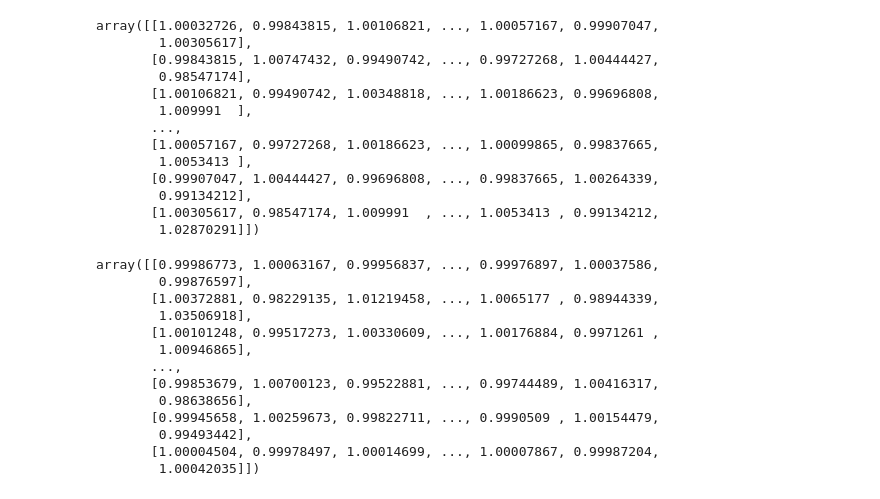
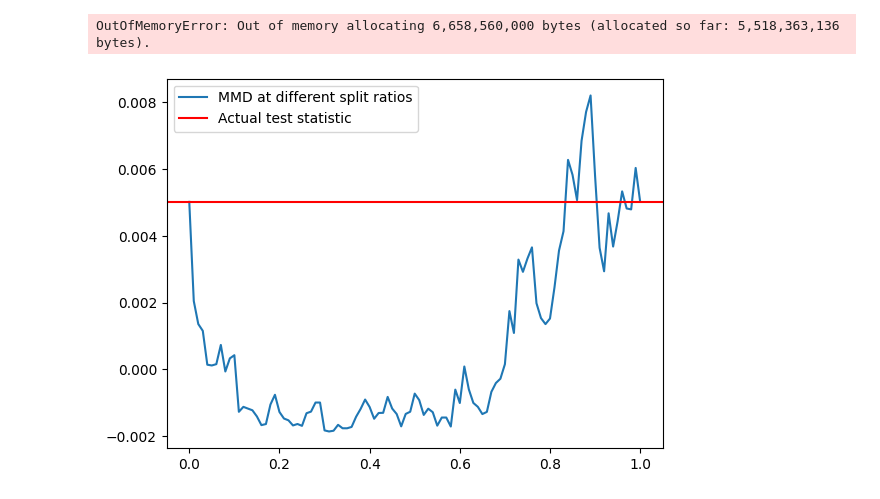
Before and after one commit to luchungi/ds3_kernel_testing, a Jupyter notebook: ksig_sample_test.ipynb, the cells around one changed output. Cells and saved outputs as stored; diff of their text form; code cells hidden in the pictures.

```diff
--- a/ksig_sample_test.ipynb
+++ b/ksig_sample_test.ipynb
@@ -66,32 +32,8 @@ array([[1.00005347, 0.99849472, 0.99959088, ..., 1.00059176, 1.0002197 ,
-# %%
-sig_kernel(Y, Y)
-# %% [output]
-array([[1.00032726, 0.99843815, 1.00106821, ..., 1.00057167, 0.99907047,
-        1.00305617],
-       [0.99843815, 1.00747432, 0.99490742, ..., 0.99727268, 1.00444427,
-        0.98547174],
-       [1.00106821, 0.99490742, 1.00348818, ..., 1.00186623, 0.99696808,
-        1.009991  ],
-       ...,
-       [1.00057167, 0.99727268, 1.00186623, ..., 1.00099865, 0.99837665,
-        1.0053413 ],
-       [0.99907047, 1.00444427, 0.99696808, ..., 0.99837665, 1.00264339,
-        0.99134212],
-       [1.00305617, 0.98547174, 1.009991  , ..., 1.0053413 , 0.99134212,
-        1.02870291]])
-# %%
-sig_kernel(X, Y)
-# %% [output]
-array([[0.99986773, 1.00063167, 0.99956837, ..., 0.99976897, 1.00037586,
-        0.99876597],
-       [1.00372881, 0.98229135, 1.01219458, ..., 1.0065177 , 0.98944339,
-        1.03506918],
-       [1.00101248, 0.99517273, 1.00330609, ..., 1.00176884, 0.9971261 ,
-        1.00946865],
-       ...,
-       [0.99853679, 1.00700123, 0.99522881, ..., 0.99744489, 1.00416317,
-        0.98638656],
-       [0.99945658, 1.00259673, 0.99822711, ..., 0.9990509 , 1.00154479,
-        0.99493442],
-       [1.00004504, 0.99978497, 1.00014699, ..., 1.00007867, 0.99987204,
-        1.00042035]])
+# %%
+ksig.tests.mmd_permutation_ratio_plot(X, Y, n_levels, static_kernel, n_steps=100)
+# %% [output]
+OutOfMemoryError: Out of memory allocating 6,658,560,000 bytes (allocated so far: 5,518,363,136 bytes).
+# %%
+ksig.tests.mmd_permutation_ratio_plot(np.log(X), np.log(Y), n_levels, static_kernel, n_steps=100)
+# %% [output]
+[figure, added]
```
Also changed, not shown: parts of 6 cells of this notebook, 3 other files.
